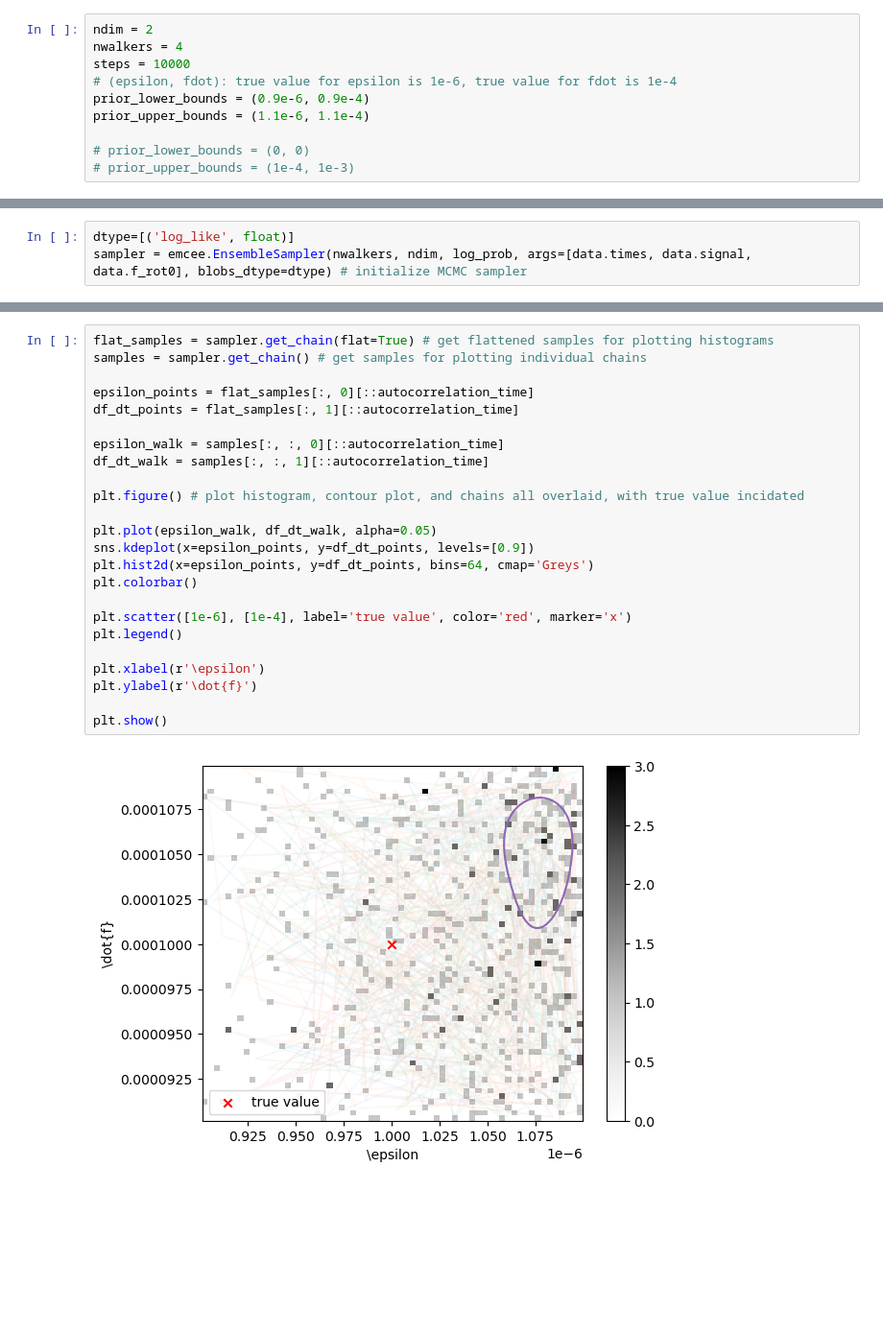
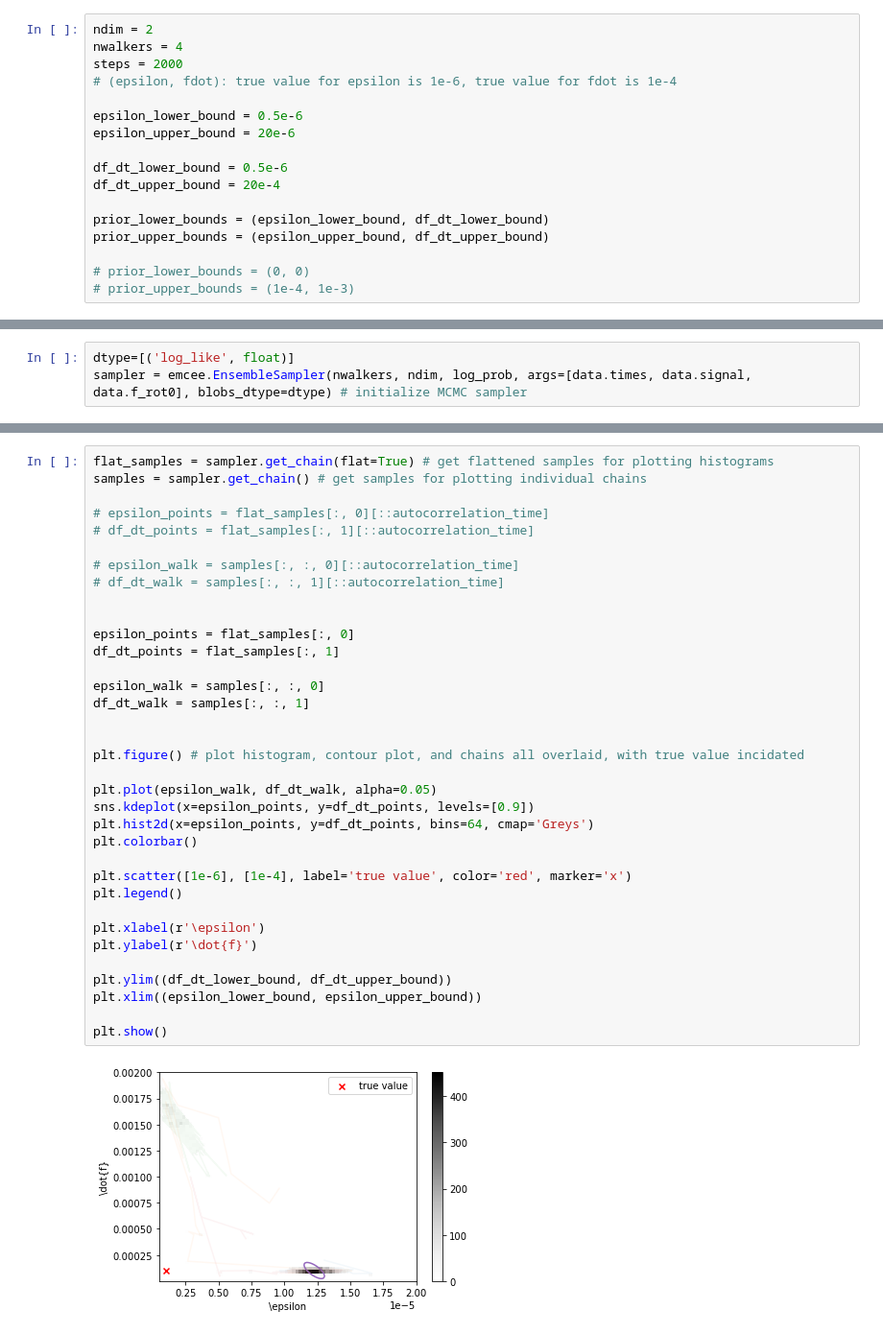
Before and after one commit to kyleyhw/CITA_mini_project, a Jupyter notebook: mini-project.ipynb, the cells around one changed output, grey strips where cells are left out. Shown at 96% size. Cells and saved outputs as stored; diff of their text form; blank space fills up the shorter version.

Commit message:
added likelihood plotting

```diff
--- a/mini-project.ipynb
+++ b/mini-project.ipynb
@@ -14,10 +14,17 @@ data = Data(filepath + filename)
 # %%
 ndim = 2
 nwalkers = 4
-steps = 10000
+steps = 2000
 # (epsilon, fdot): true value for epsilon is 1e-6, true value for fdot is 1e-4
-prior_lower_bounds = (0.9e-6, 0.9e-4)
-prior_upper_bounds = (1.1e-6, 1.1e-4)
+
+epsilon_lower_bound = 0.5e-6
+epsilon_upper_bound = 20e-6
+
+df_dt_lower_bound = 0.5e-6
+df_dt_upper_bound = 20e-4
+
+prior_lower_bounds = (epsilon_lower_bound, df_dt_lower_bound)
+prior_upper_bounds = (epsilon_upper_bound, df_dt_upper_bound)
 
 # prior_lower_bounds = (0, 0)
 # prior_upper_bounds = (1e-4, 1e-3)
@@ -62,29 +69,40 @@ print(autocorrelation_time)
 # %%
 flat_samples = sampler.get_chain(flat=True) # get flattened samples for plotting histograms
 samples = sampler.get_chain() # get samples for plotting individual chains
 
-epsilon_points = flat_samples[:, 0][::autocorrelation_time]
-df_dt_points = flat_samples[:, 1][::autocorrelation_time]
+# epsilon_points = flat_samples[:, 0][::autocorrelation_time]
+# df_dt_points = flat_samples[:, 1][::autocorrelation_time]
 
-epsilon_walk = samples[:, :, 0][::autocorrelation_time]
-df_dt_walk = samples[:, :, 1][::autocorrelation_time]
+# epsilon_walk = samples[:, :, 0][::autocorrelation_time]
+# df_dt_walk = samples[:, :, 1][::autocorrelation_time]
+
+
+epsilon_points = flat_samples[:, 0]
+df_dt_points = flat_samples[:, 1]
+
+epsilon_walk = samples[:, :, 0]
+df_dt_walk = samples[:, :, 1]
+
 
 plt.figure() # plot histogram, contour plot, and chains all overlaid, with true value incidated
 
 plt.plot(epsilon_walk, df_dt_walk, alpha=0.05)
 sns.kdeplot(x=epsilon_points, y=df_dt_points, levels=[0.9])
 plt.hist2d(x=epsilon_points, y=df_dt_points, bins=64, cmap='Greys')
 plt.colorbar()
 
 plt.scatter([1e-6], [1e-4], label='true value', color='red', marker='x')
 plt.legend()
 
 plt.xlabel(r'\epsilon')
 plt.ylabel(r'\dot{f}')
 
+plt.ylim((df_dt_lower_bound, df_dt_upper_bound))
+plt.xlim((epsilon_lower_bound, epsilon_upper_bound))
+
 plt.show()
 # %% [output]
-[figure, old version]
+[figure, new version]
 # %%
 samples = np.swapaxes(samples, 0, 1)
 
```
Also changed, not shown: parts of 9 cells of this notebook, 1 other file.
